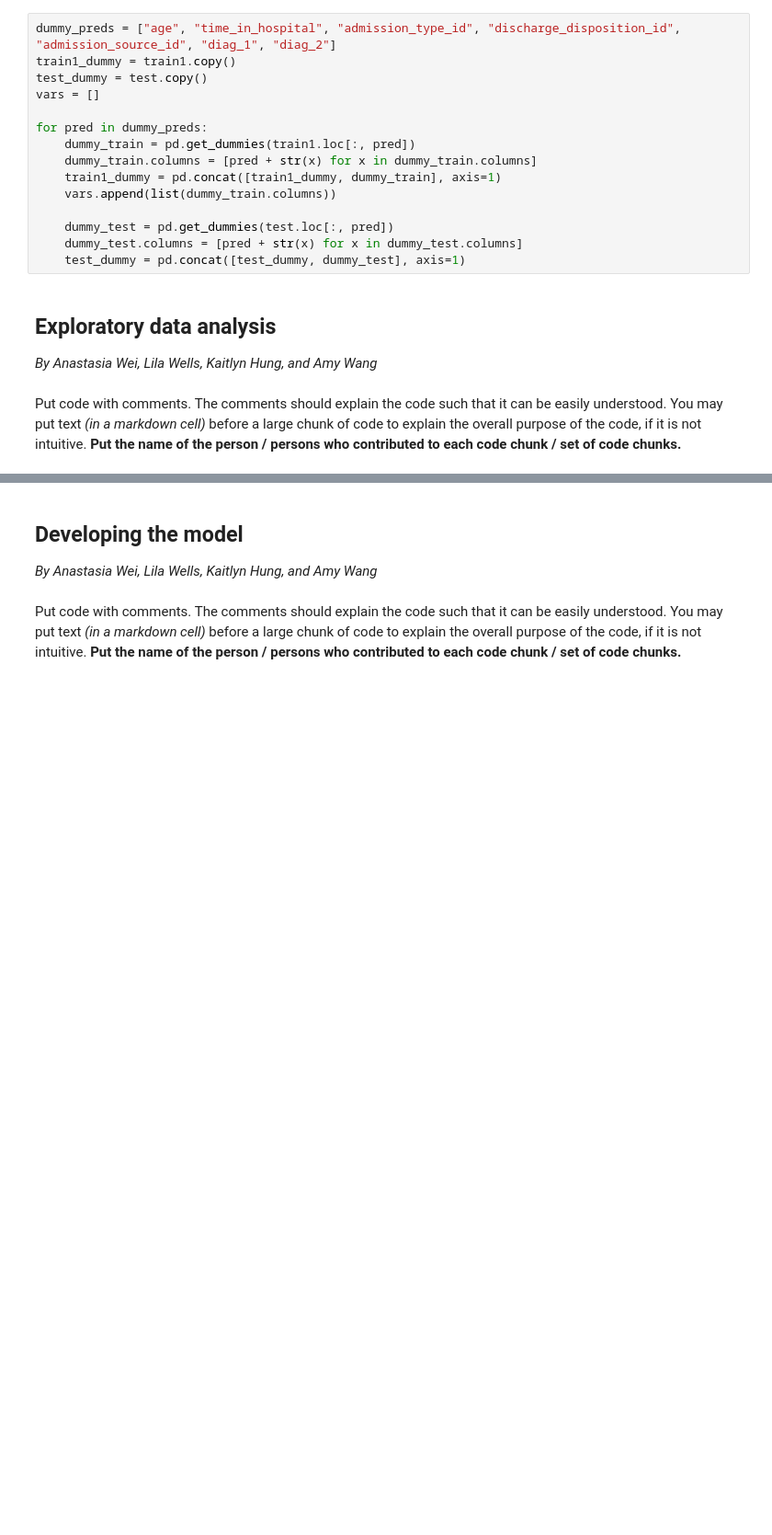
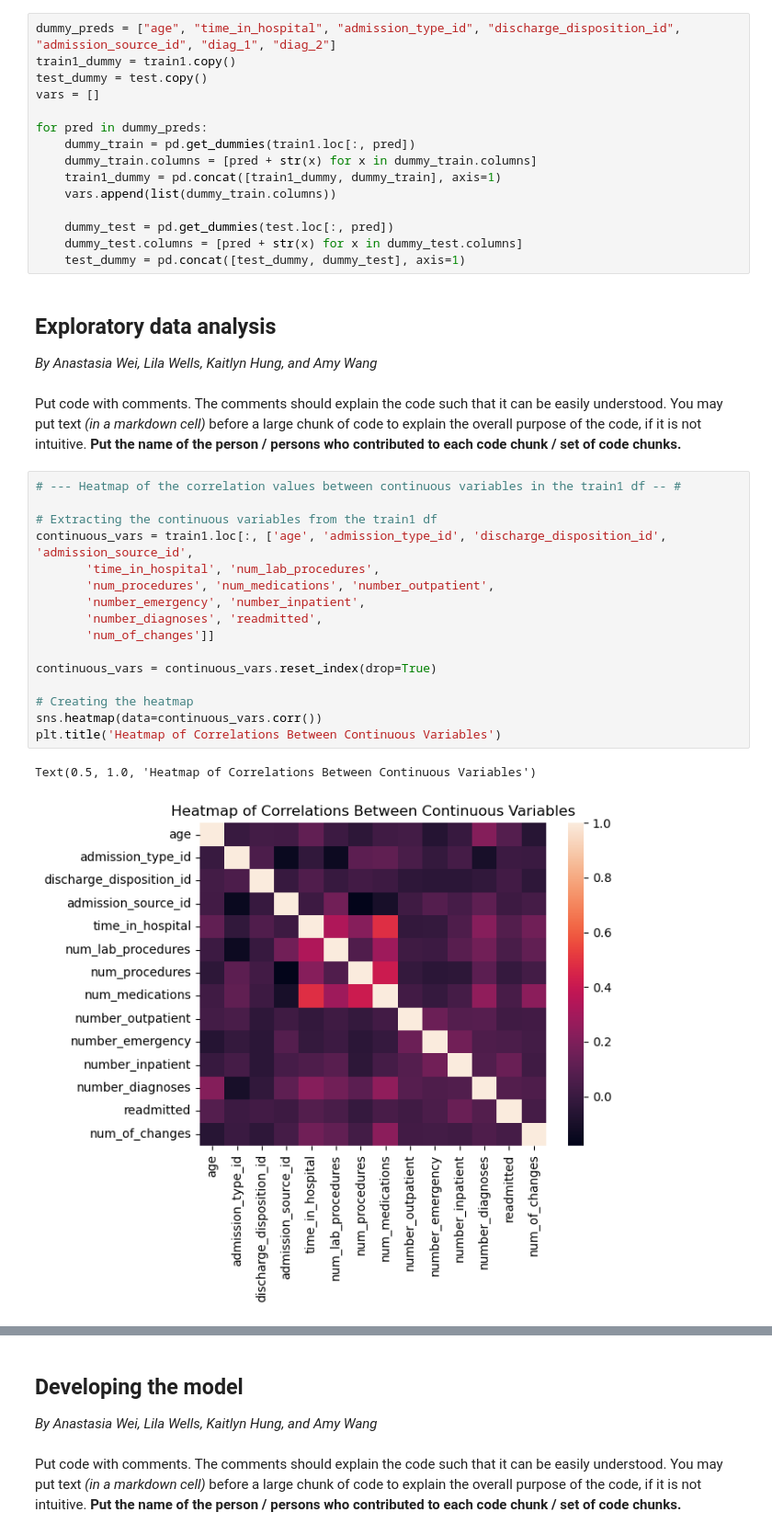
Before and after one commit to AnastasiaKWei/Saturn, a Jupyter notebook: Project Code Saturn.ipynb, the cells around one changed output, grey strips where cells are left out. Shown at 92% size. Cells and saved outputs as stored; diff of their text form; blank space fills up the shorter version.

```diff
--- a/Project Code Saturn.ipynb
+++ b/Project Code Saturn.ipynb
@@ -423,3 +458,22 @@ for pred in dummy_preds:
 *By Anastasia Wei, Lila Wells, Kaitlyn Hung, and Amy Wang*
 # %% [markdown]
 Put code with comments. The comments should explain the code such that it can be easily understood. You may put text *(in a markdown cell)* before a large chunk of code to explain the overall purpose of the code, if it is not intuitive. **Put the name of the person / persons who contributed to each code chunk / set of code chunks.**
+# %%
+# --- Heatmap of the correlation values between continuous variables in the train1 df -- #
+
+# Extracting the continuous variables from the train1 df
+continuous_vars = train1.loc[:, ['age', 'admission_type_id', 'discharge_disposition_id', 'admission_source_id',
+       'time_in_hospital', 'num_lab_procedures',
+       'num_procedures', 'num_medications', 'number_outpatient',
+       'number_emergency', 'number_inpatient',
+       'number_diagnoses', 'readmitted',
+       'num_of_changes']]
+
+continuous_vars = continuous_vars.reset_index(drop=True)
+
+# Creating the heatmap
+sns.heatmap(data=continuous_vars.corr())
+plt.title('Heatmap of Correlations Between Continuous Variables')
+# %% [output]
+Text(0.5, 1.0, 'Heatmap of Correlations Between Continuous Variables')
+[figure, added]
```
Also changed, not shown: parts of 18 cells of this notebook, 2 other files.
